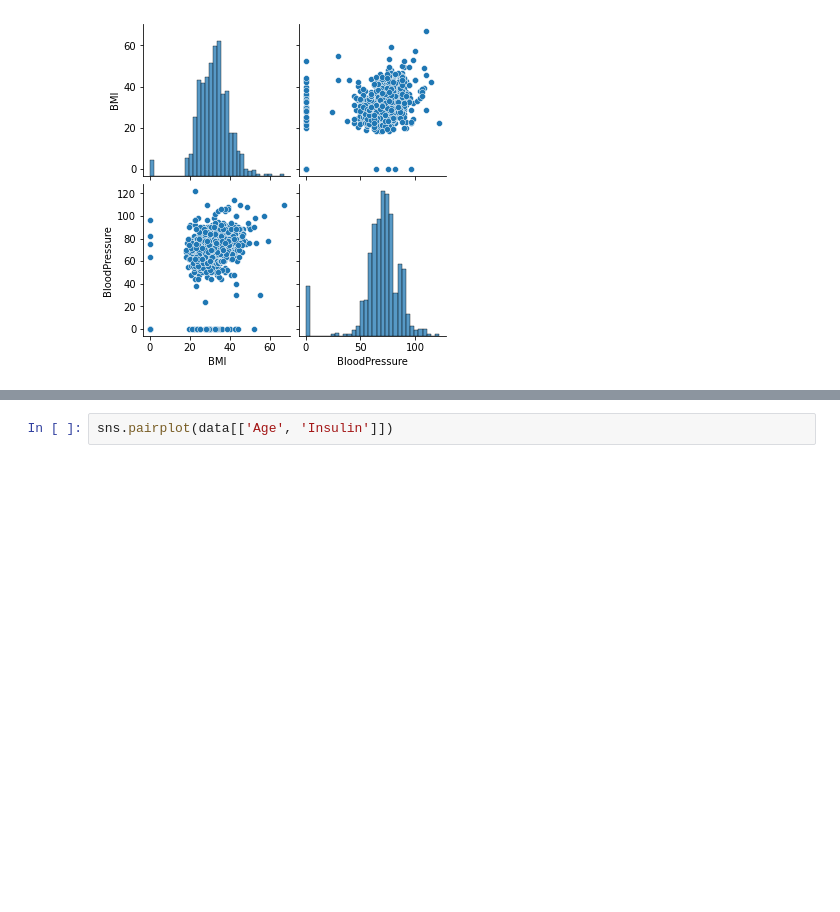
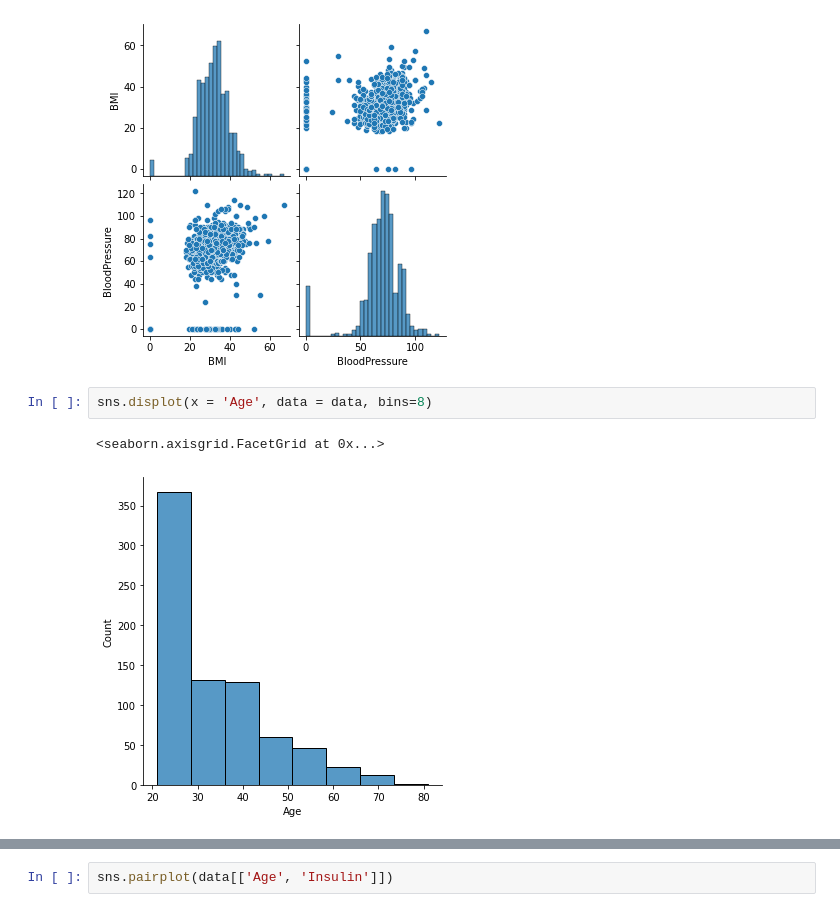
Before and after one commit to NafisTanjim/Diabetes-Prediction, a Jupyter notebook: 1.ipynb, the cells around one changed output, grey strips where cells are left out. Saved outputs shown, nothing was run; the diff lists cells and outputs as text; blank space fills up the shorter version.

```diff
--- a/1.ipynb
+++ b/1.ipynb
@@ -103,3 +103,8 @@ sns.pairplot(data[['BMI', 'BloodPressure']])
 # %% [output]
 <seaborn.axisgrid.PairGrid at 0x...>
 [figure]
+# %%
+sns.displot(x = 'Age', data = data, bins=8)
+# %% [output]
+<seaborn.axisgrid.FacetGrid at 0x...>
+[figure, added]
```
Also changed, not shown: parts of 5 cells of this notebook.
